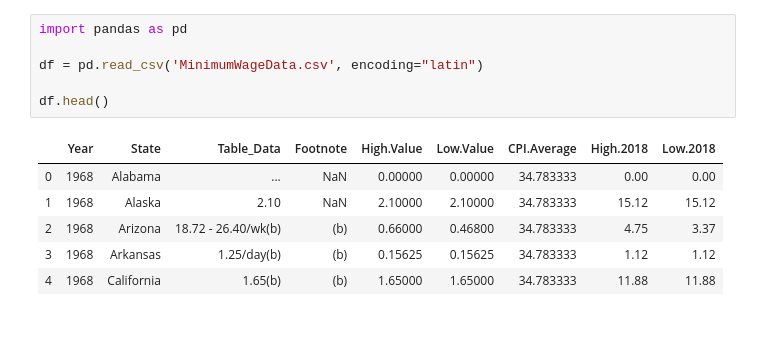
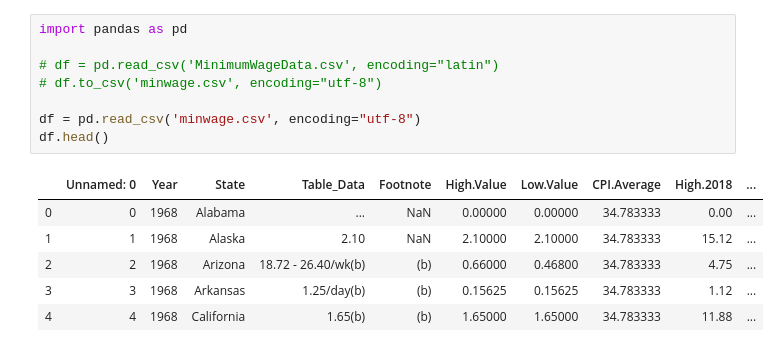
Before and after one commit to ElijahCoding/DataScience, a Jupyter notebook: Numpy/MinimumWage.ipynb, the cells around one changed output. Drawn from its saved outputs; the diff is of its cells as text.

Commit message:
grouping data

```diff
--- a/Numpy/MinimumWage.ipynb
+++ b/Numpy/MinimumWage.ipynb
@@ -1,13 +1,15 @@
 # %%
 import pandas as pd
 
-df = pd.read_csv('MinimumWageData.csv', encoding="latin")
+# df = pd.read_csv('MinimumWageData.csv', encoding="latin")
+# df.to_csv('minwage.csv', encoding="utf-8")
 
+df = pd.read_csv('minwage.csv', encoding="utf-8")
 df.head()
 # %% [output]
-|  | Year | State | Table_Data | Footnote | High.Value | Low.Value | CPI.Average | High.2018 | Low.2018 |
-| 0 | 1968 | Alabama | ... | NaN | 0.00000 | 0.00000 | 34.783333 | 0.00 | 0.00 |
-| 1 | 1968 | Alaska | 2.10 | NaN | 2.10000 | 2.10000 | 34.783333 | 15.12 | 15.12 |
-| 2 | 1968 | Arizona | 18.72 - 26.40/wk(b) | (b) | 0.66000 | 0.46800 | 34.783333 | 4.75 | 3.37 |
-| 3 | 1968 | Arkansas | 1.25/day(b) | (b) | 0.15625 | 0.15625 | 34.783333 | 1.12 | 1.12 |
-| 4 | 1968 | California | 1.65(b) | (b) | 1.65000 | 1.65000 | 34.783333 | 11.88 | 11.88 |
+|  | Unnamed: 0 | Year | State | Table_Data | Footnote | High.Value | Low.Value | CPI.Average | High.2018 | ... |
+| 0 | 0 | 1968 | Alabama | ... | NaN | 0.00000 | 0.00000 | 34.783333 | 0.00 | ... |
+| 1 | 1 | 1968 | Alaska | 2.10 | NaN | 2.10000 | 2.10000 | 34.783333 | 15.12 | ... |
+| 2 | 2 | 1968 | Arizona | 18.72 - 26.40/wk(b) | (b) | 0.66000 | 0.46800 | 34.783333 | 4.75 | ... |
+| 3 | 3 | 1968 | Arkansas | 1.25/day(b) | (b) | 0.15625 | 0.15625 | 34.783333 | 1.12 | ... |
+| 4 | 4 | 1968 | California | 1.65(b) | (b) | 1.65000 | 1.65000 | 34.783333 | 11.88 | ... |
```
Also changed, not shown: parts of 2 cells of this notebook.
